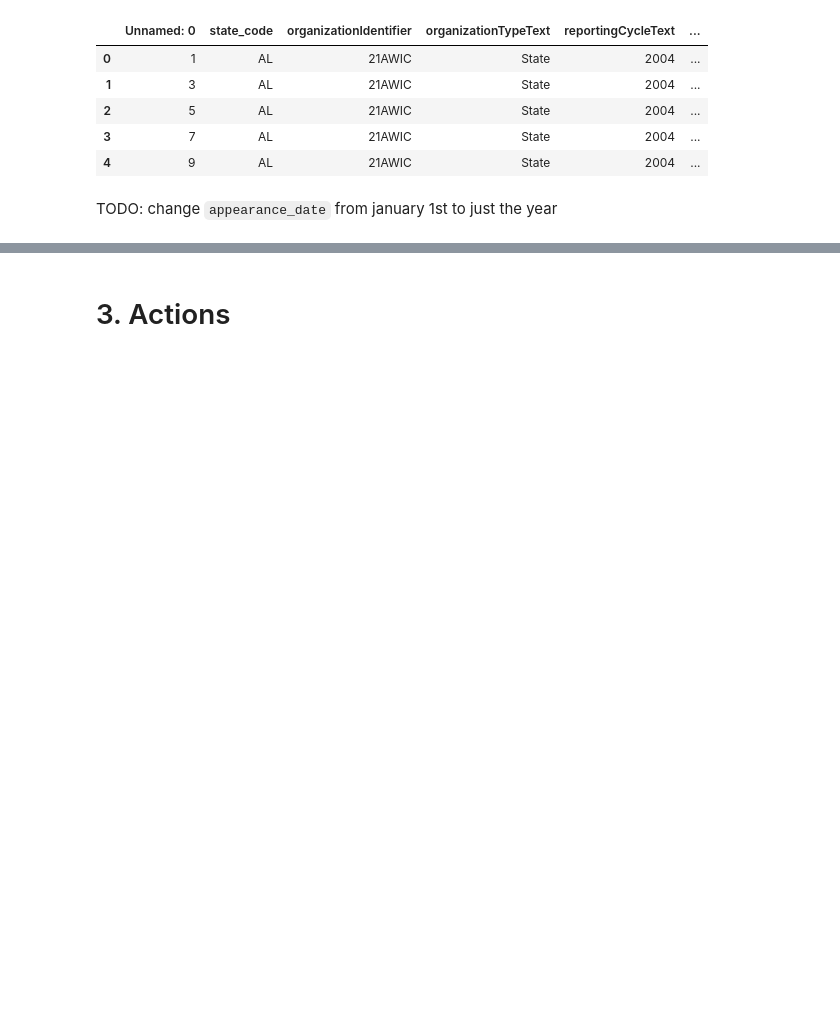
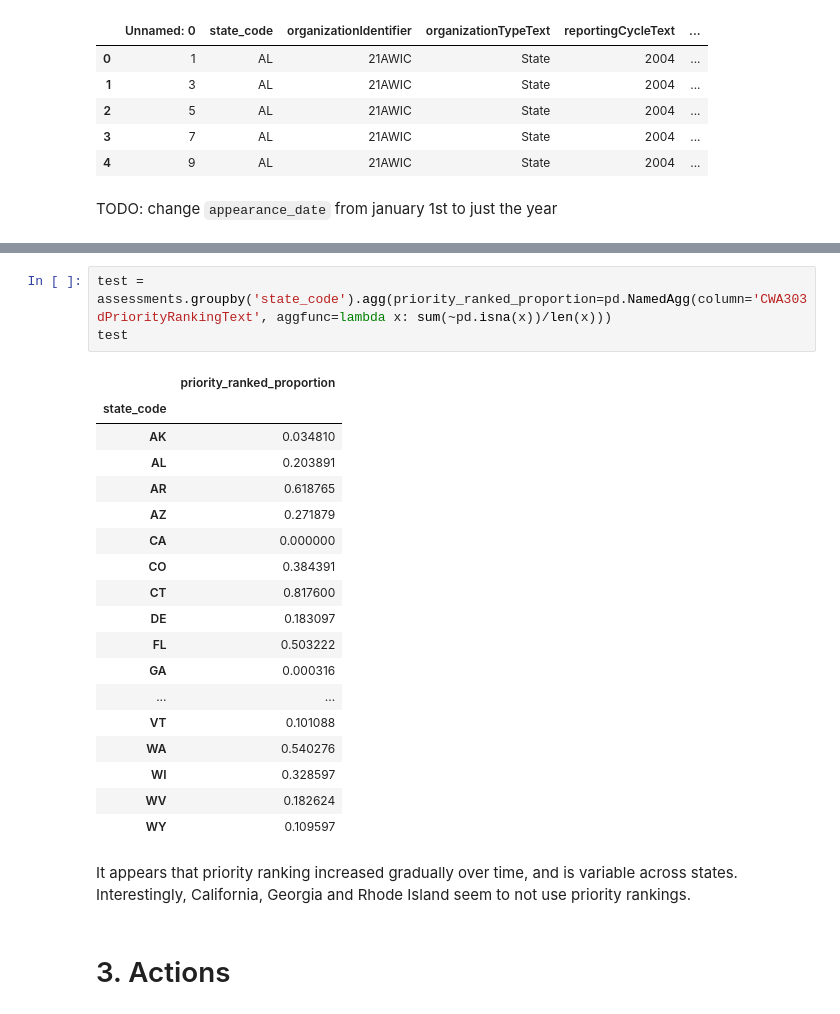
Before and after one commit to reglab/TMDLs_archived, a Jupyter notebook: data_exploration.ipynb, the cells around one changed output, grey strips where cells are left out. Drawn from its saved outputs; the diff is of its cells as text; blank space fills up the shorter version.

Commit message:
Explored distribution of priority rankings

```diff
--- a/data_exploration.ipynb
+++ b/data_exploration.ipynb
@@ -399,3 +418,27 @@ TODO: change `appearance_date` from january 1st to just the year
+# %%
+test = assessments.groupby('state_code').agg(priority_ranked_proportion=pd.NamedAgg(column='CWA303dPriorityRankingText', aggfunc=lambda x: sum(~pd.isna(x))/len(x)))
+test
+# %% [output]
+|  | priority_ranked_proportion |
+| state_code |  |
+| AK | 0.034810 |
+| AL | 0.203891 |
+| AR | 0.618765 |
+| AZ | 0.271879 |
+| CA | 0.000000 |
+| CO | 0.384391 |
+| CT | 0.817600 |
+| DE | 0.183097 |
+| FL | 0.503222 |
+| GA | 0.000316 |
+| ... | ... |
+| VT | 0.101088 |
+| WA | 0.540276 |
+| WI | 0.328597 |
+| WV | 0.182624 |
+| WY | 0.109597 |
+# %% [markdown]
+It appears that priority ranking increased gradually over time, and is variable across states. Interestingly, California, Georgia and Rhode Island seem to not use priority rankings.
 # %% [markdown]
 # 3. Actions
 # %% [markdown]
```
Also changed, not shown: parts of 14 cells of this notebook.
